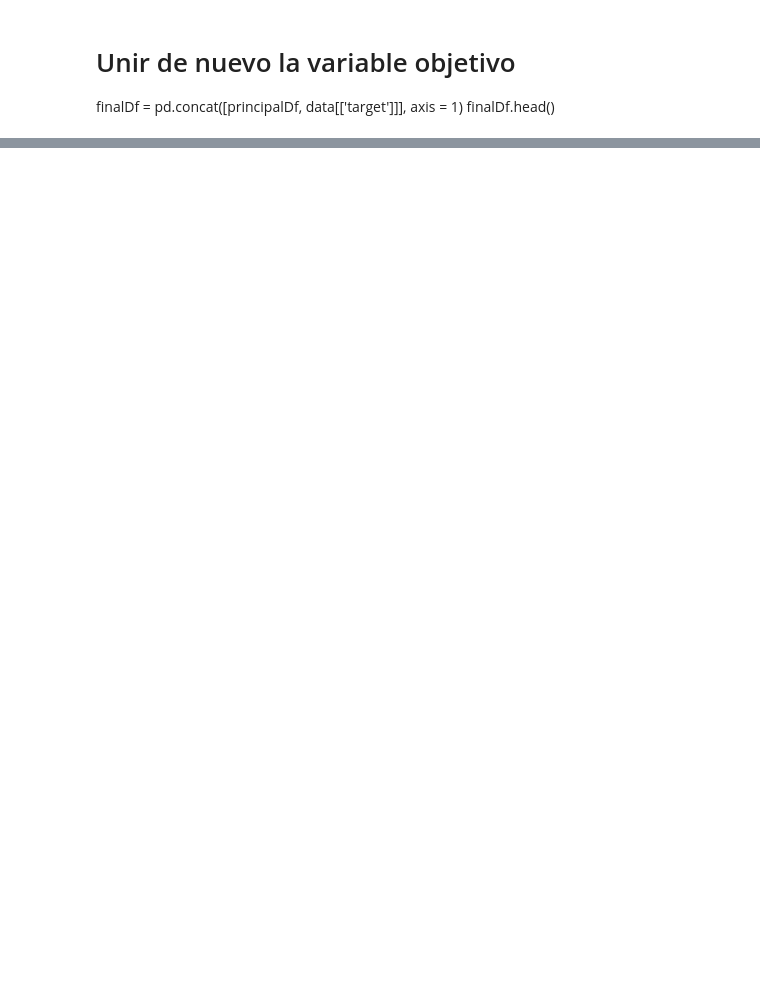
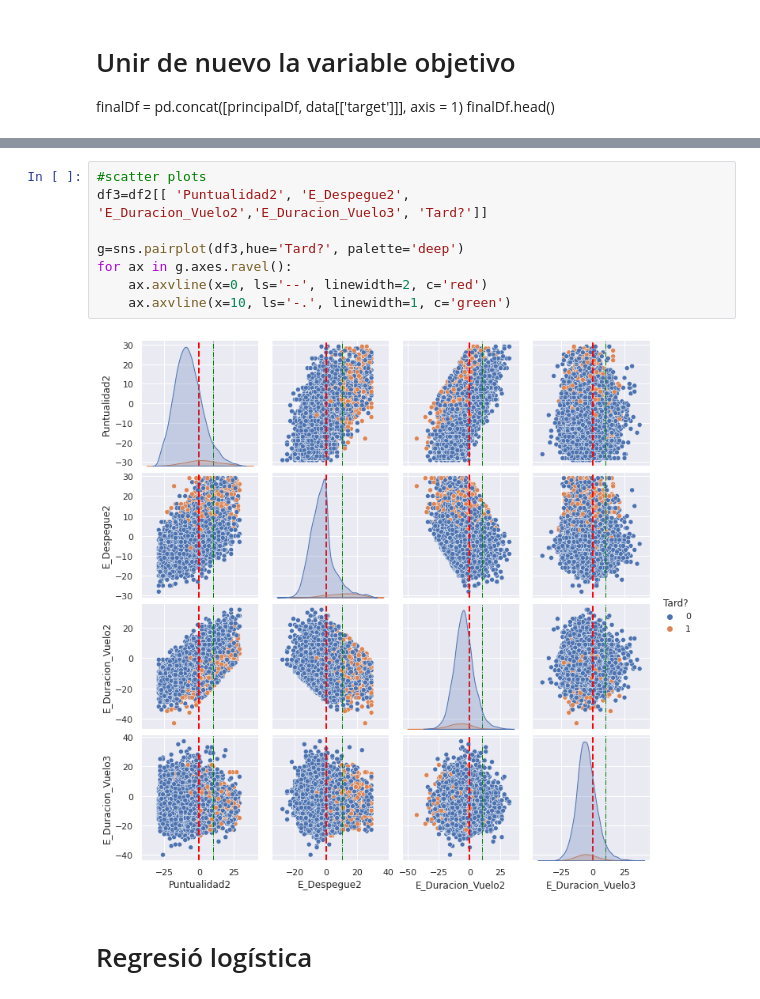
Before and after one commit to JMML2021/Avaluaci-final-per-passar-a-projecte, a Jupyter notebook: Companyia Aerea Algoritmes d’aprenentatge supervisat.ipynb, the cells around one changed output, grey strips where cells are left out. Drawn from its saved outputs; the diff is of its cells as text; blank space fills up the shorter version.

```diff
--- a/Companyia Aerea Algoritmes d’aprenentatge supervisat.ipynb
+++ b/Companyia Aerea Algoritmes d’aprenentatge supervisat.ipynb
@@ -230,0 +337,12 @@ finalDf.head()
+# %%
+#scatter plots
+df3=df2[[ 'Puntualidad2', 'E_Despegue2', 'E_Duracion_Vuelo2','E_Duracion_Vuelo3', 'Tard?']]
+
+g=sns.pairplot(df3,hue='Tard?', palette='deep')
+for ax in g.axes.ravel():
+    ax.axvline(x=0, ls='--', linewidth=2, c='red')
+    ax.axvline(x=10, ls='-.', linewidth=1, c='green')
+# %% [output]
+[figure, added]
+# %% [markdown]
+# Regresió logística
```
Also changed, not shown: parts of 29 cells of this notebook.
